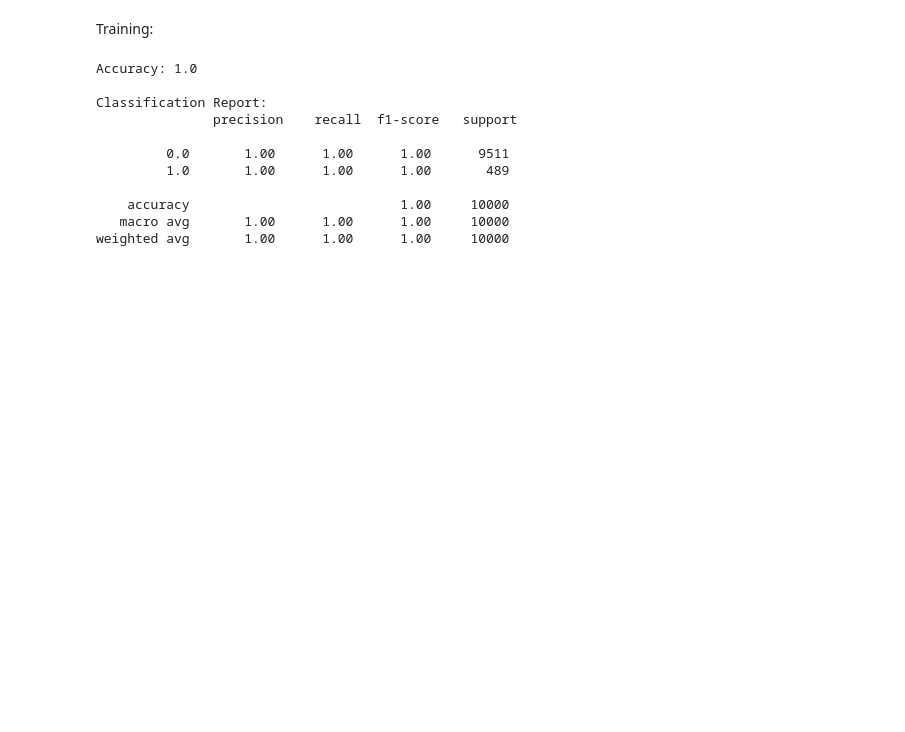
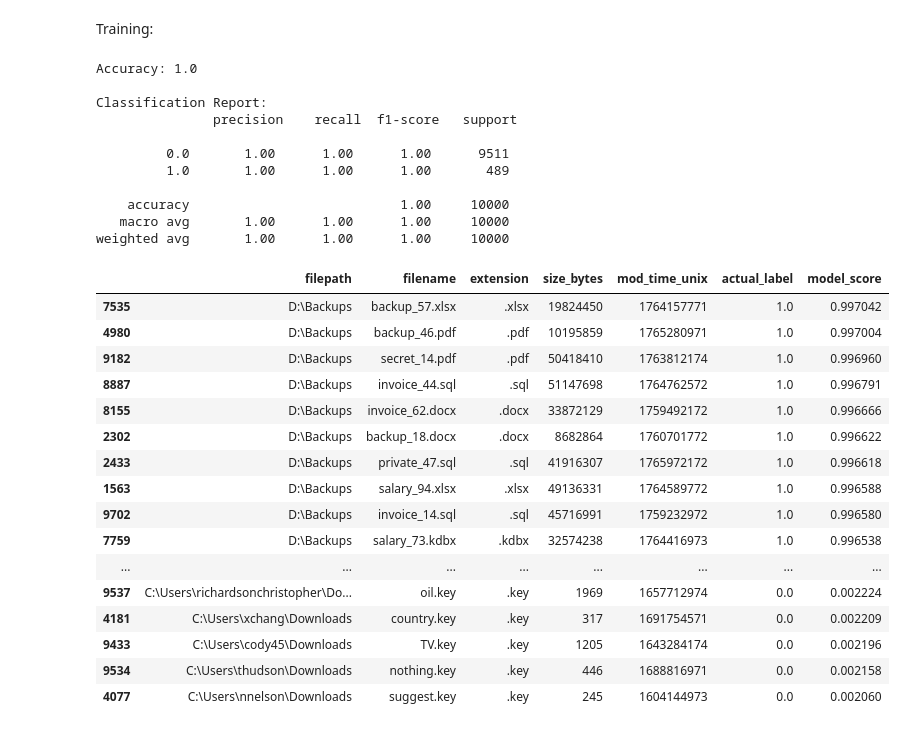
Before and after one commit to Crashededed/ML-Powered_File_Prioritization_Engine, a Jupyter notebook: src/CyberProjectDataset.ipynb, the cells around one changed output. Drawn from its saved outputs; the diff is of its cells as text; code cells hidden in the pictures; blank space fills up the shorter version.

```diff
--- a/src/CyberProjectDataset.ipynb
+++ b/src/CyberProjectDataset.ipynb
@@ -258,3 +260,35 @@ Classification Report:
     accuracy                           1.00     10000
    macro avg       1.00      1.00      1.00     10000
 weighted avg       1.00      1.00      1.00     10000
+# %%
+results = pd.DataFrame({
+    'filepath': df.loc[idx_test]['path'].values,
+    'filename': df.loc[idx_test]['filename'].values,
+    'extension': df.loc[idx_test]['extension'].values,
+    'size_bytes': df.loc[idx_test]['size_bytes'].values,
+    'mod_time_unix': df.loc[idx_test]['mod_time_unix'].values,
+    'actual_label': y_test,
+    'model_score': y_scores
+})
+
+# Sort and slice the results
+sorted_results = results.sort_values(by='model_score', ascending=False)
+sorted_results[460:500]
+# %% [output]
+|  | filepath | filename | extension | size_bytes | mod_time_unix | actual_label | model_score |
+| 7535 | D:\Backups | backup_57.xlsx | .xlsx | 19824450 | 1764157771 | 1.0 | 0.997042 |
+| 4980 | D:\Backups | backup_46.pdf | .pdf | 10195859 | 1765280971 | 1.0 | 0.997004 |
+| 9182 | D:\Backups | secret_14.pdf | .pdf | 50418410 | 1763812174 | 1.0 | 0.996960 |
+| 8887 | D:\Backups | invoice_44.sql | .sql | 51147698 | 1764762572 | 1.0 | 0.996791 |
+| 8155 | D:\Backups | invoice_62.docx | .docx | 33872129 | 1759492172 | 1.0 | 0.996666 |
+| 2302 | D:\Backups | backup_18.docx | .docx | 8682864 | 1760701772 | 1.0 | 0.996622 |
+| 2433 | D:\Backups | private_47.sql | .sql | 41916307 | 1765972172 | 1.0 | 0.996618 |
+| 1563 | D:\Backups | salary_94.xlsx | .xlsx | 49136331 | 1764589772 | 1.0 | 0.996588 |
+| 9702 | D:\Backups | invoice_14.sql | .sql | 45716991 | 1759232972 | 1.0 | 0.996580 |
+| 7759 | D:\Backups | salary_73.kdbx | .kdbx | 32574238 | 1764416973 | 1.0 | 0.996538 |
+| ... | ... | ... | ... | ... | ... | ... | ... |
+| 9537 | C:\Users\richardsonchristopher\Do... | oil.key | .key | 1969 | 1657712974 | 0.0 | 0.002224 |
+| 4181 | C:\Users\xchang\Downloads | country.key | .key | 317 | 1691754571 | 0.0 | 0.002209 |
+| 9433 | C:\Users\cody45\Downloads | TV.key | .key | 1205 | 1643284174 | 0.0 | 0.002196 |
+| 9534 | C:\Users\thudson\Downloads | nothing.key | .key | 446 | 1688816971 | 0.0 | 0.002158 |
+| 4077 | C:\Users\nnelson\Downloads | suggest.key | .key | 245 | 1604144973 | 0.0 | 0.002060 |
```
Also changed, not shown: parts of 6 cells of this notebook, 1 other file.
